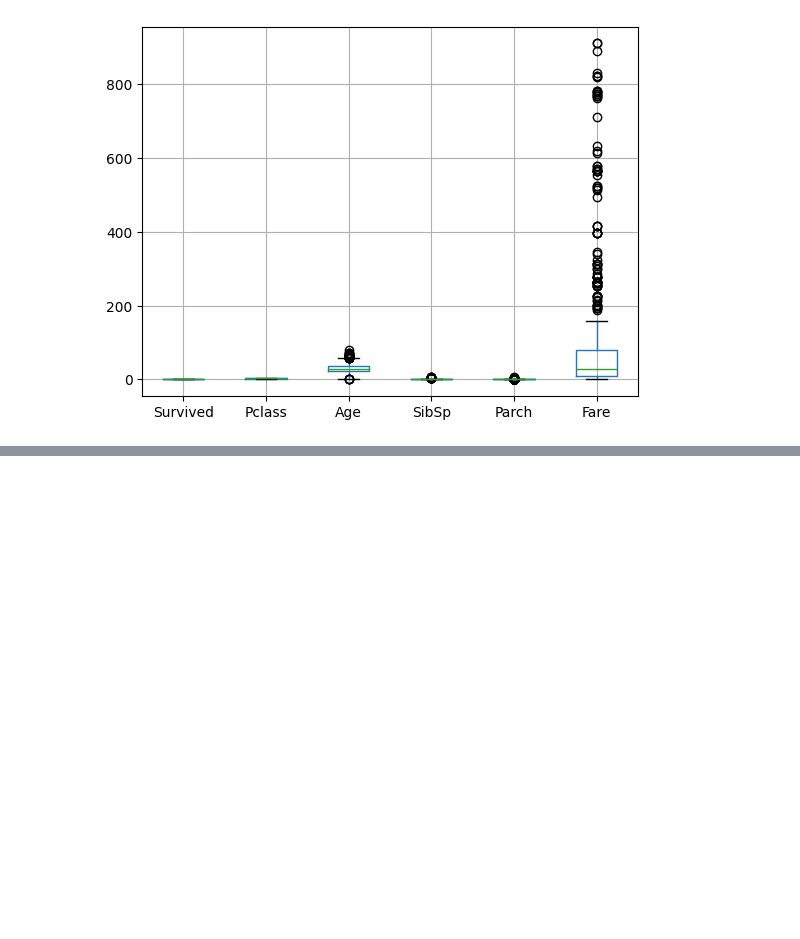
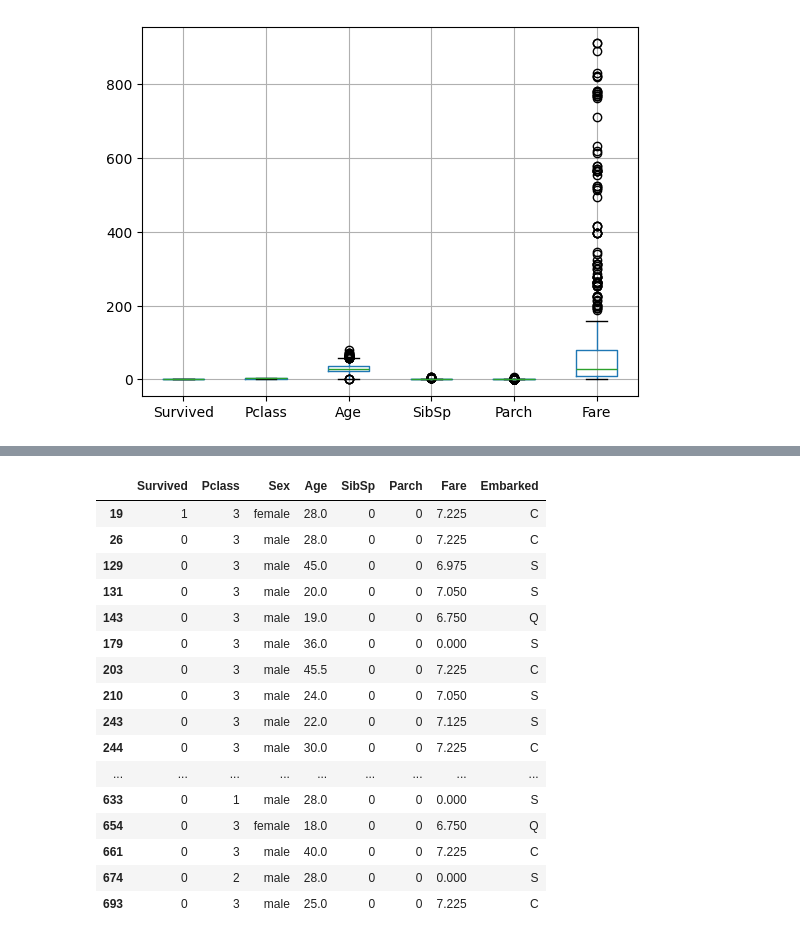
Before and after one commit to Rafluz/Titanic, a Jupyter notebook: praprocesingprecentile.ipynb, the cells around one changed output, grey strips where cells are left out. Saved outputs shown, nothing was run; the diff lists cells and outputs as text; code cells hidden in the pictures; blank space fills up the shorter version.

```diff
--- a/praprocesingprecentile.ipynb
+++ b/praprocesingprecentile.ipynb
@@ -273,0 +277,20 @@ plt.show()
+# %%
+dstitanic[dstitanic['Fare'] < lower['Fare']]
+# %% [output]
+|  | Survived | Pclass | Sex | Age | SibSp | Parch | Fare | Embarked |
+| 19 | 1 | 3 | female | 28.0 | 0 | 0 | 7.225 | C |
+| 26 | 0 | 3 | male | 28.0 | 0 | 0 | 7.225 | C |
+| 129 | 0 | 3 | male | 45.0 | 0 | 0 | 6.975 | S |
+| 131 | 0 | 3 | male | 20.0 | 0 | 0 | 7.050 | S |
+| 143 | 0 | 3 | male | 19.0 | 0 | 0 | 6.750 | Q |
+| 179 | 0 | 3 | male | 36.0 | 0 | 0 | 0.000 | S |
+| 203 | 0 | 3 | male | 45.5 | 0 | 0 | 7.225 | C |
+| 210 | 0 | 3 | male | 24.0 | 0 | 0 | 7.050 | S |
+| 243 | 0 | 3 | male | 22.0 | 0 | 0 | 7.125 | S |
+| 244 | 0 | 3 | male | 30.0 | 0 | 0 | 7.225 | C |
+| ... | ... | ... | ... | ... | ... | ... | ... | ... |
+| 633 | 0 | 1 | male | 28.0 | 0 | 0 | 0.000 | S |
+| 654 | 0 | 3 | female | 18.0 | 0 | 0 | 6.750 | Q |
+| 661 | 0 | 3 | male | 40.0 | 0 | 0 | 7.225 | C |
+| 674 | 0 | 2 | male | 28.0 | 0 | 0 | 0.000 | S |
+| 693 | 0 | 3 | male | 25.0 | 0 | 0 | 7.225 | C |
```
Also changed, not shown: parts of 18 cells of this notebook, 2 other files.
